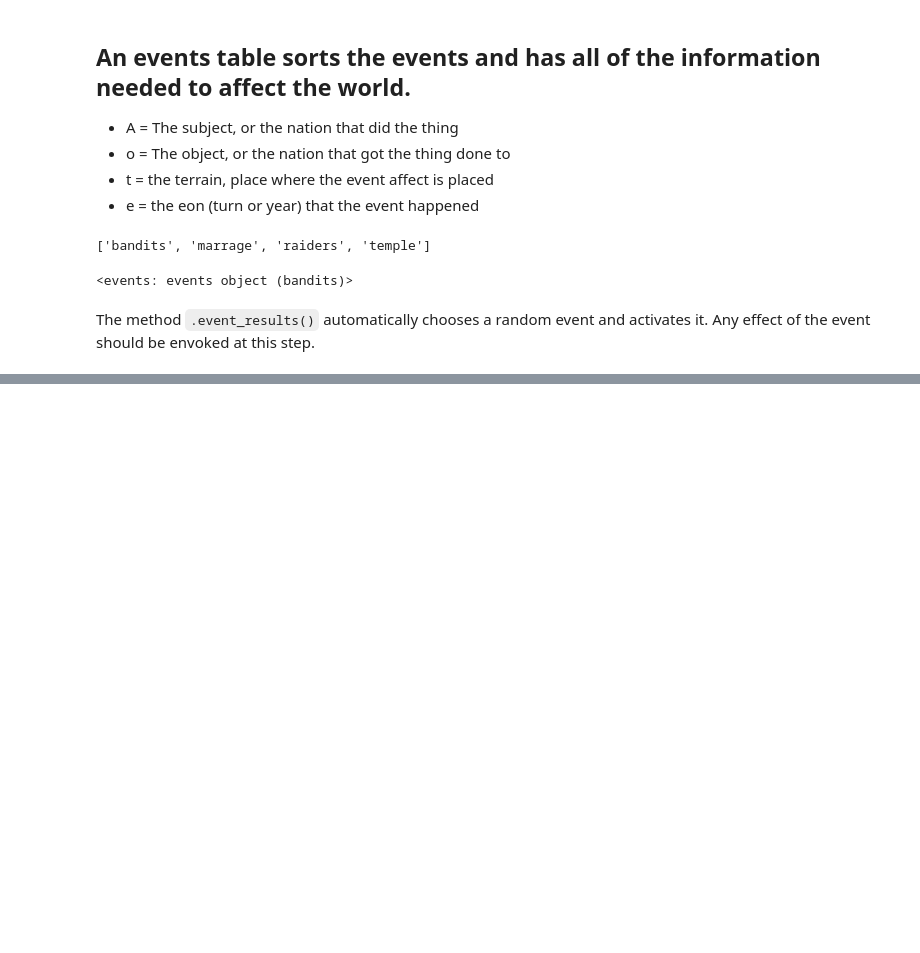
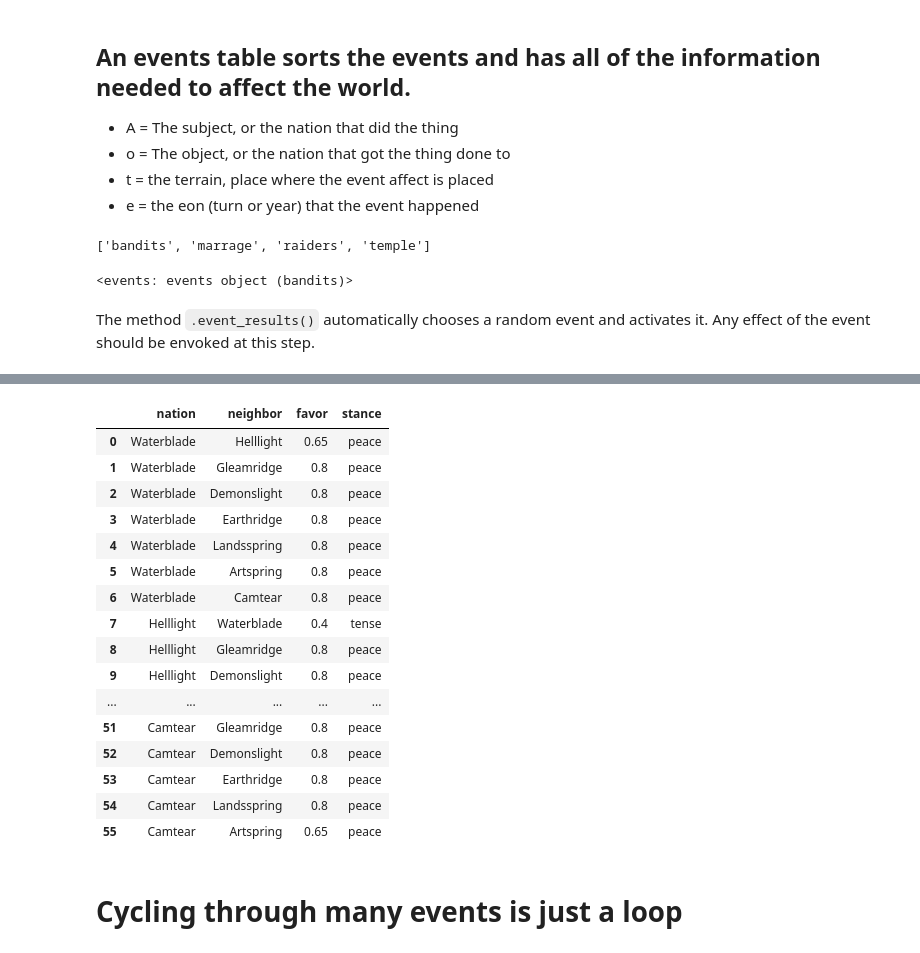
Before and after one commit to BillmanH/dsadventure, a Jupyter notebook: notebooks/Events and Chaos.ipynb, the cells around one changed output, grey strips where cells are left out. Saved outputs shown, nothing was run; the diff lists cells and outputs as text; code cells hidden in the pictures; blank space fills up the shorter version.

```diff
--- a/notebooks/Events and Chaos.ipynb
+++ b/notebooks/Events and Chaos.ipynb
@@ -167,0 +143,35 @@ world.df_features[world.df_features['feature'].isnull()==False]
+# %%
+def get_deplomacy_df(nation):
+    d = pd.DataFrame(nation.diplomacy).T.reset_index(drop=False)
+    d['nation'] = nation.name
+    d.columns = ['neighbor','favor','stance','nation']
+    return d[['nation','neighbor','favor','stance']]
+
+
+def get_world_diplomacy(nations):
+    diplomacy = pd.concat([get_deplomacy_df(n) for n in world.nations],sort=False).reset_index(drop=True)
+    return diplomacy
+
+get_world_diplomacy(world.nations)
+
+# get_deplomacy_df(world.nations[0])
+# %% [output]
+|  | nation | neighbor | favor | stance |
+| 0 | Waterblade | Helllight | 0.65 | peace |
+| 1 | Waterblade | Gleamridge | 0.8 | peace |
+| 2 | Waterblade | Demonslight | 0.8 | peace |
+| 3 | Waterblade | Earthridge | 0.8 | peace |
+| 4 | Waterblade | Landsspring | 0.8 | peace |
+| 5 | Waterblade | Artspring | 0.8 | peace |
+| 6 | Waterblade | Camtear | 0.8 | peace |
+| 7 | Helllight | Waterblade | 0.4 | tense |
+| 8 | Helllight | Gleamridge | 0.8 | peace |
+| 9 | Helllight | Demonslight | 0.8 | peace |
+| ... | ... | ... | ... | ... |
+| 51 | Camtear | Gleamridge | 0.8 | peace |
+| 52 | Camtear | Demonslight | 0.8 | peace |
+| 53 | Camtear | Earthridge | 0.8 | peace |
+| 54 | Camtear | Landsspring | 0.8 | peace |
+| 55 | Camtear | Artspring | 0.65 | peace |
+# %% [markdown]
+# Cycling through many events is just a loop
```
Also changed, not shown: parts of 20 cells of this notebook, 4 other files.
